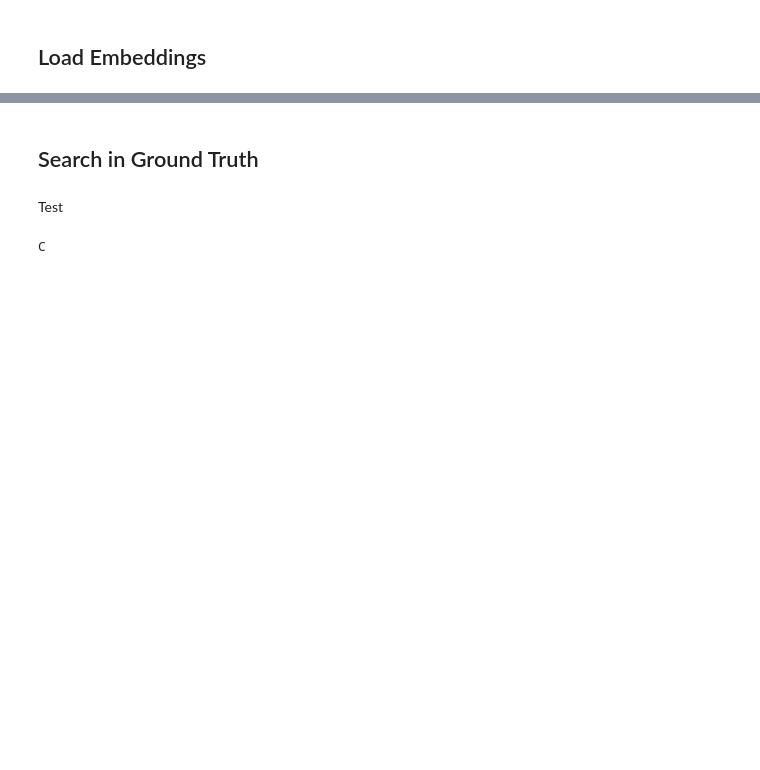
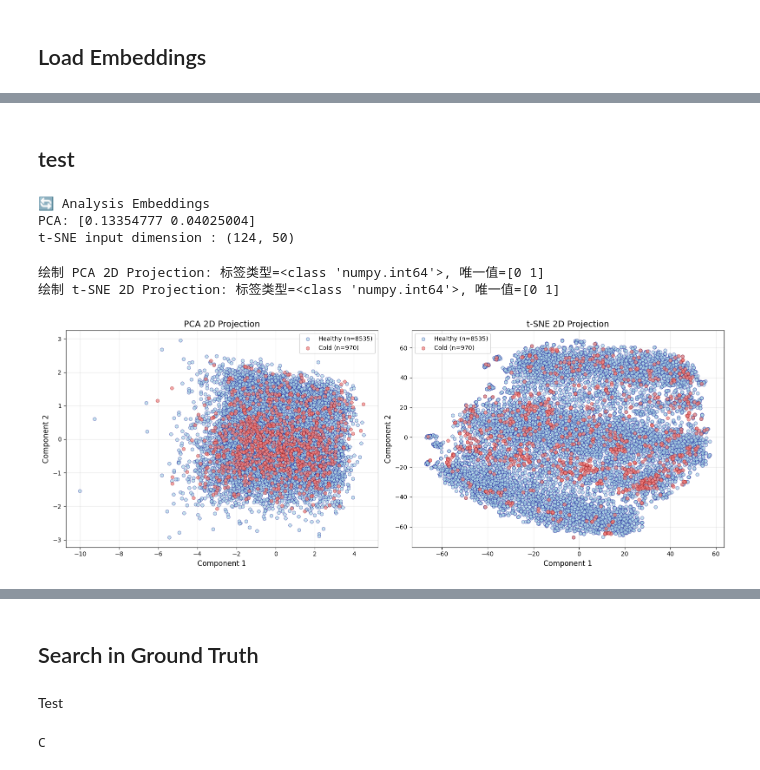
Before and after one commit to tianmalu/AI4Health, a Jupyter notebook: downstream.ipynb, the cells around one changed output, grey strips where cells are left out. Cells and saved outputs as stored; diff of their text form; code cells hidden in the pictures; blank space fills up the shorter version.

```diff
--- a/downstream.ipynb
+++ b/downstream.ipynb
@@ -196,0 +223,2 @@ train_embeddings_dict = load_acoustic_embeddings(os.path.join(embedding_dir, "tr
+# %% [markdown]
+## test
@@ -196,0 +250,69 @@ train_embeddings_dict = load_acoustic_embeddings(os.path.join(embedding_dir, "tr
+# %%
+print("\n🔄 Analysis Embeddings")
+
+# PCA → 2D
+pca = PCA(n_components=2, random_state=42)
+X_pca = pca.fit_transform(X)
+
+print(f"PCA: {pca.explained_variance_ratio_}")
+
+pca50 = PCA(n_components=50, random_state=42)
+X50 = pca50.fit_transform(X)
+
+print(f"t-SNE input dimension : {X50.shape}")
+tsne = TSNE(n_components=2,
+           init="pca",
+           learning_rate="auto",
+           random_state=42,
+           perplexity=min(30, len(X)//4),
+           max_iter=1000)
+X_tsne = tsne.fit_transform(X50)
+# %% [output]
+🔄 Analysis Embeddings
+PCA: [0.13354777 0.04025004]
+t-SNE input dimension : (124, 50)
+# %%
+def plot_2d_enhanced(X2d, y, title, ax=None):
+    if ax is None:
+        plt.figure(figsize=(8, 6))
+        ax = plt.gca()
+
+    unique_labels = np.unique(y)
+
+    if not np.issubdtype(y.dtype, np.number):
+        y_numeric = np.array([1 if label == "C" else 0 for label in y])
+        y = y_numeric
+
+    healthy_mask = (y == 0)
+    cold_mask = (y == 1)
+
+    if healthy_mask.sum() > 0:
+        ax.scatter(X2d[healthy_mask, 0], X2d[healthy_mask, 1],
+                  c="lightblue", label=f"Healthy (n={healthy_mask.sum()})",
+                  s=30, alpha=0.7, edgecolors='darkblue', linewidth=0.5)
+
+    if cold_mask.sum() > 0:
+        ax.scatter(X2d[cold_mask, 0], X2d[cold_mask, 1],
+                  c="lightcoral", label=f"Cold (n={cold_mask.sum()})",
+                  s=30, alpha=0.7, edgecolors='darkred', linewidth=0.5)
+
+    ax.set_title(title, fontsize=14)
+    ax.set_xlabel("Component 1", fontsize=12)
+    ax.set_ylabel("Component 2", fontsize=12)
+    ax.legend()
+    ax.grid(True, alpha=0.3)
+
+    return ax
+
+fig, axes = plt.subplots(1, 2, figsize=(16, 6))
+
+plot_2d_enhanced(X_pca, y, "PCA 2D Projection", axes[0])
+
+plot_2d_enhanced(X_tsne, y, "t-SNE 2D Projection", axes[1])
+
+plt.tight_layout()
+plt.show()
+# %% [output]
+绘制 PCA 2D Projection: 标签类型=<class 'numpy.int64'>, 唯一值=[0 1]
+绘制 t-SNE 2D Projection: 标签类型=<class 'numpy.int64'>, 唯一值=[0 1]
+[figure, added]
```
Also changed, not shown: parts of 32 cells of this notebook, 2 other files.
